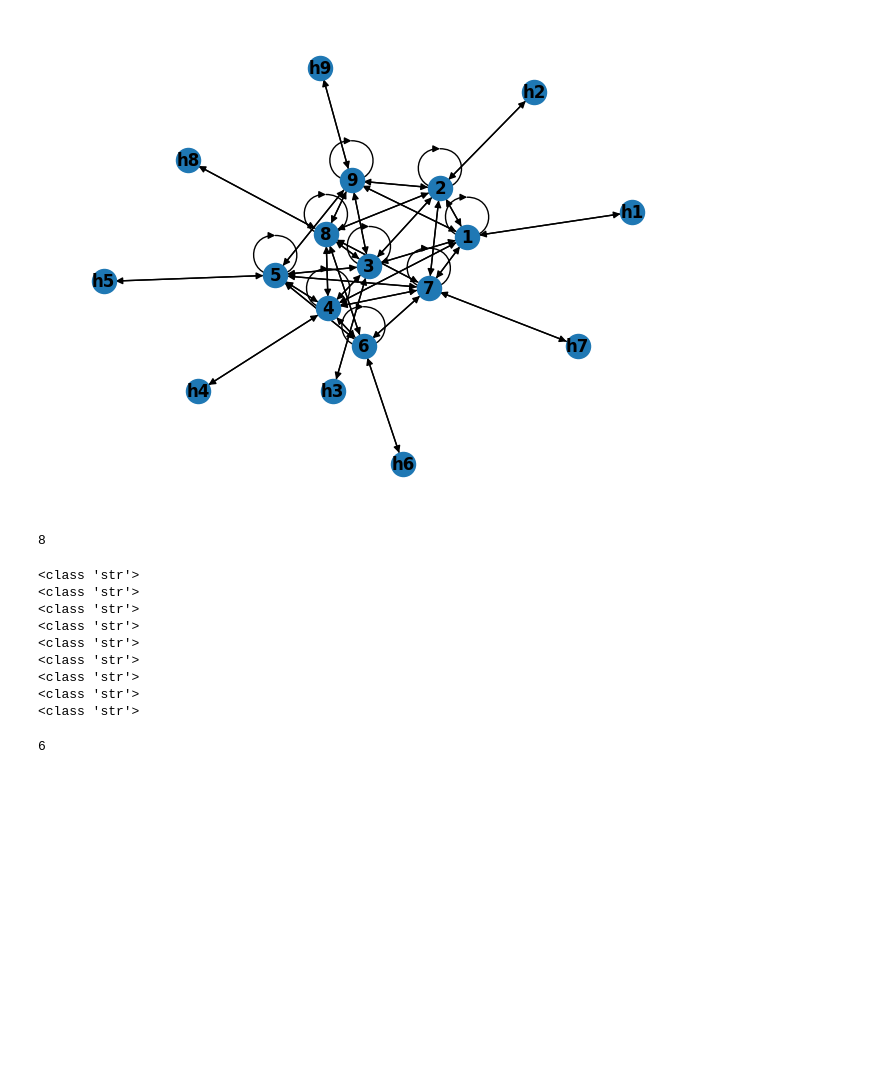
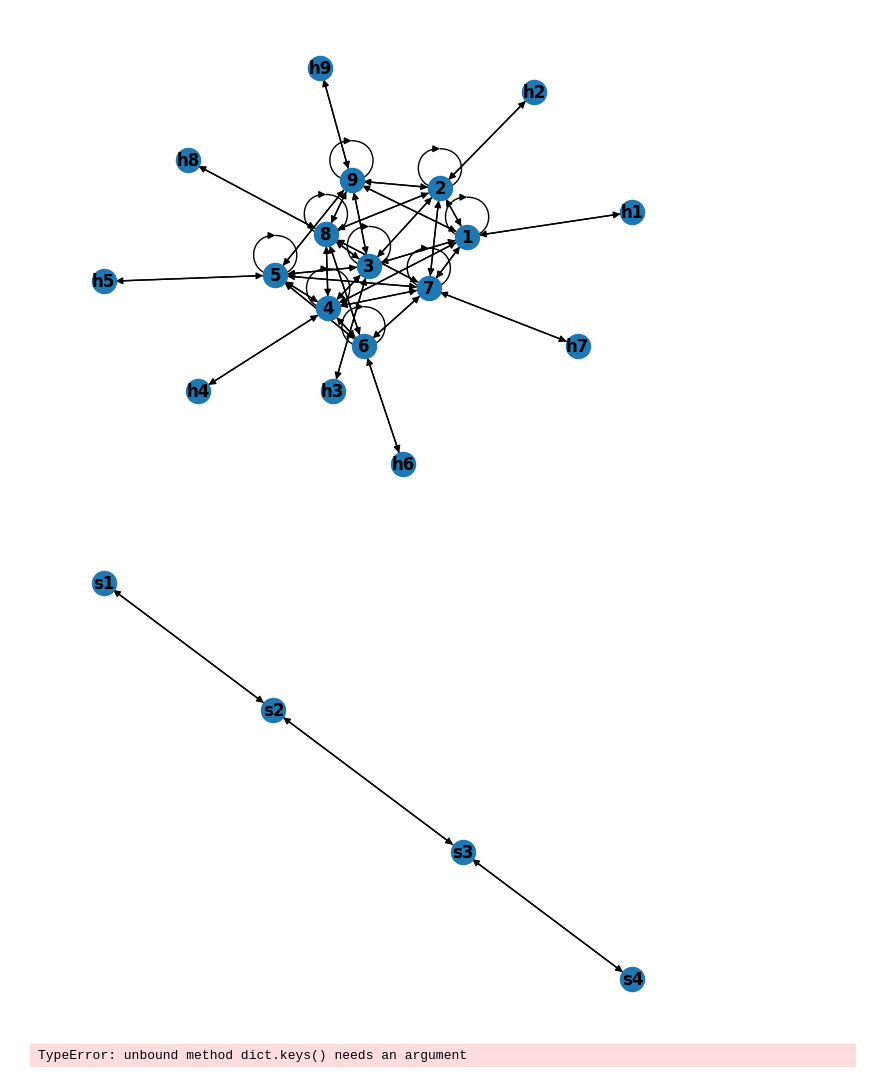
Before and after one commit to meodaiduoi/GAMR, a Jupyter notebook: RoutingComparation/scenario/mn_network/topograph.ipynb, the cells around one changed output. Saved outputs shown, nothing was run; the diff lists cells and outputs as text; code cells hidden in the pictures; blank space fills up the shorter version.

```diff
--- a/RoutingComparation/scenario/mn_network/topograph.ipynb
+++ b/RoutingComparation/scenario/mn_network/topograph.ipynb
@@ -42,49 +42,19 @@ nx.draw(graph, with_labels=True, font_weight='bold')
 plt.show()
 # %% [output]
 [figure]
-# %%
-host_json = rq.get('http://0.0.0.0:8080/hosts').json()
-
-def mac_to_int(mac):
-    return int(mac.translate(str.maketrans('','',":.- ")), 16)
-
-for host in host_json['hosts']:
-    mac_dpid = mac_to_int(host['port']['dpid'])
-    mac_host = mac_to_int(host['mac'])
-
-mac_dpid
-# %% [output]
-8
-# %%
-host_json = rq.get('http://0.0.0.0:8080/hosts').json()
-
-def mac_to_int(mac_address):
-    mac_parts = mac_address.replace(':', '').replace('-', '').replace('.', '')
-    mac_int = int(mac_parts, 16)
-    return mac_int
-
-def hex_to_int(hex_value):
-    return int(hex_value, 16)
-
-for host in host_json['hosts']:
-    # Convert mac to int for node
-    host_port_to_dpid = hex_to_int(host.get('port').get('dpid'))
-    host_id = mac_to_int(host['mac'])
-
-    # print(f'raw host_id: {host["mac"]}, host_port_to_dpid: {host["port"]["dpid"]}')
-    # print(f'host_id: {host_id}, host_port_to_dpid: {host_port_to_dpid}')
-    print(type(host.get('port').get('dpid')))
-# %% [output]
-<class 'str'>
-<class 'str'>
-<class 'str'>
-<class 'str'>
-<class 'str'>
-<class 'str'>
-<class 'str'>
-<class 'str'>
-<class 'str'>
-# %%
-int('0000000000000006', 16)
-# %% [output]
-6
+# %%
+import networkx as nx
+import matplotlib.pyplot as plt
+import json
+
+json_graph = {'directed': True, 'multigraph': False, 'graph': {}, 'nodes': [{'id': 's1'}, {'id': 's2'}, {'id': 's3'}, {'id': 's4'}], 'links': [{'source': 's1', 'target': 's2'}, {'source': 's2', 'target': 's1'}, {'source': 's2', 'target': 's3'}, {'source': 's3', 'target': 's2'}, {'source': 's3', 'target': 's4'}, {'source': 's4', 'target': 's3'}]}
+# load json graph to networkx Graph
+graph =  nx.json_graph.node_link_graph(json_graph)
+nx.draw(graph, with_labels=True, font_weight='bold')
+plt.show()
+# %% [output]
+[figure, added]
+# %%
+adj_ls_no_dup_route(get_adj_list(graph))
+# %% [output]
+TypeError: unbound method dict.keys() needs an argument
```
Also changed, not shown: parts of 3 cells of this notebook, 16 other files.
